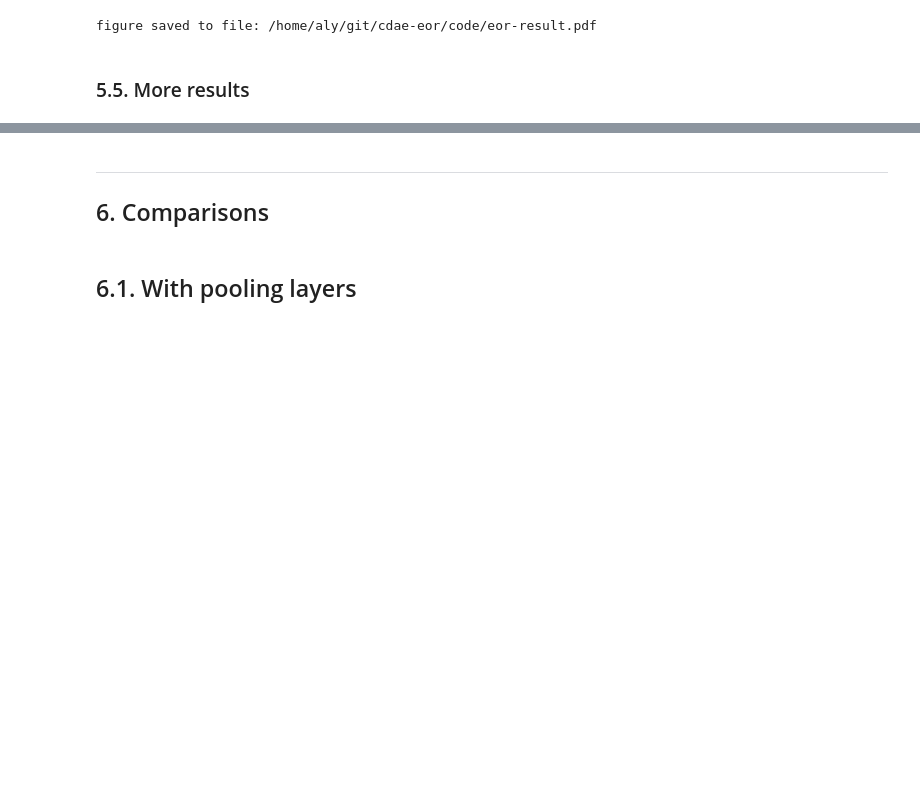
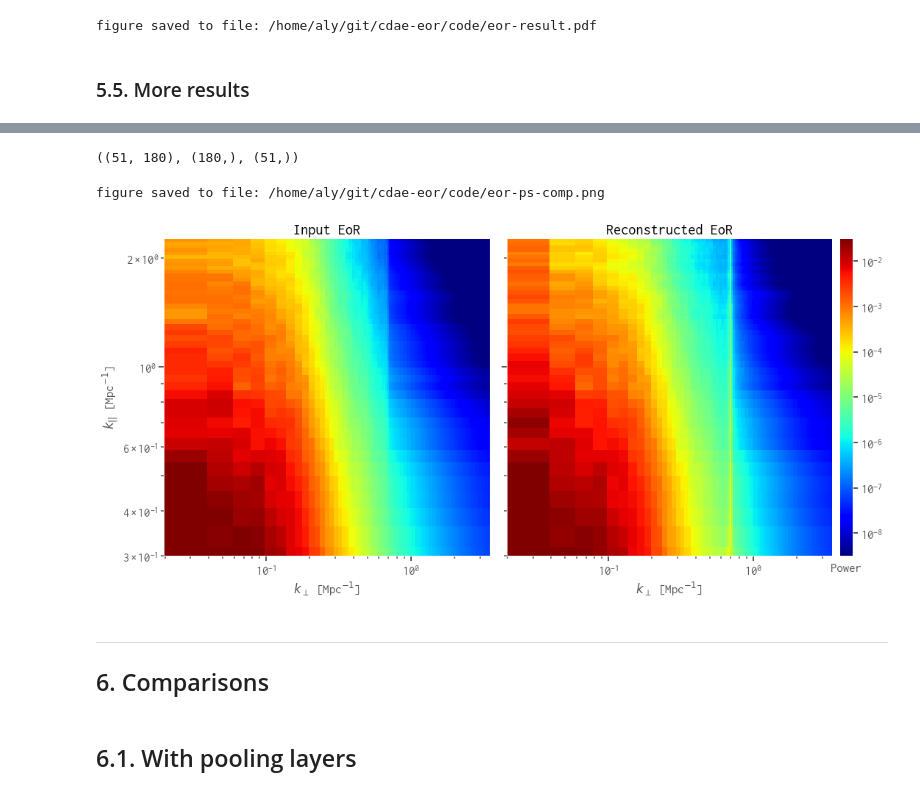
Before and after one commit to liweitianux/cdae-eor, a Jupyter notebook: code/cdae.ipynb, the cells around one changed output, grey strips where cells are left out. Saved outputs shown, nothing was run; the diff lists cells and outputs as text; code cells hidden in the pictures; blank space fills up the shorter version.

Commit message:
code/cdae: Add more results

```diff
--- a/code/cdae.ipynb
+++ b/code/cdae.ipynb
@@ -742,3 +875,48 @@ figure saved to file: /home/aly/git/cdae-eor/code/eor-result.pdf
+# %%
+ps2d_in,  k_perp, k_los = calc_ps2d(cin_eor)
+ps2d_out, k_perp, k_los = calc_ps2d(cout_eor)
+
+ps2d_in.shape, k_perp.shape, k_los.shape
+# %% [output]
+((51, 180), (180,), (51,))
+# %%
+k_perp_lim = (k_perp[1], k_perp[-1])
+k_los_lim  = (0.3, k_los[-1])
+
+def expfmt_(x, pos):
+    return '$\\mathdefault{10^{%.0f}}$' % float(x)
+
+fig, (ax0, ax1) = plt.subplots(ncols=2, figsize=(13, 6))
+
+plot_ps2d(ps2d_in, k_perp, k_los, colorbar=False,
+          ax=ax0, vmin=-8.5, vmax=-1.5,
+          k_perp_lim=k_perp_lim, k_los_lim=k_los_lim)
+ax0.set(title='Input EoR')
+
+mappable, __ = plot_ps2d(
+    ps2d_out, k_perp, k_los, colorbar=False,
+    ax=ax1, vmin=-8.5, vmax=-1.5,
+    k_perp_lim=k_perp_lim, k_los_lim=k_los_lim,
+)
+ax1.set(title='Reconstructed EoR', ylabel='')
+ax1.set_yticklabels([], minor=False)
+ax1.set_yticklabels([], minor=True)
+
+fig.subplots_adjust(top=1, bottom=0, left=0, right=0.97, wspace=0.05)
+cax = fig.add_axes([0.98, 0.0, 0.02, 1.0])  # [left, bottom, width, height]
+cb = fig.colorbar(mappable, cax=cax, format=mpl.ticker.FuncFormatter(expfmt_))
+cb.ax.set_xlabel('Power')
+cb.ax.xaxis.labelpad = 10
+
+if True:
+    fn = 'eor-ps-comp.png'
+    fig.savefig(fn, bbox_inches='tight', dpi=150)
+    print('figure saved to file: %s' % path.abspath(fn))
+else:
+    plt.show()
+# %% [output]
+figure saved to file: /home/aly/git/cdae-eor/code/eor-ps-comp.png
+[figure, added]
 # %% [markdown]
 ---
 
```
Also changed, not shown: parts of 7 cells of this notebook, 1 other file.
